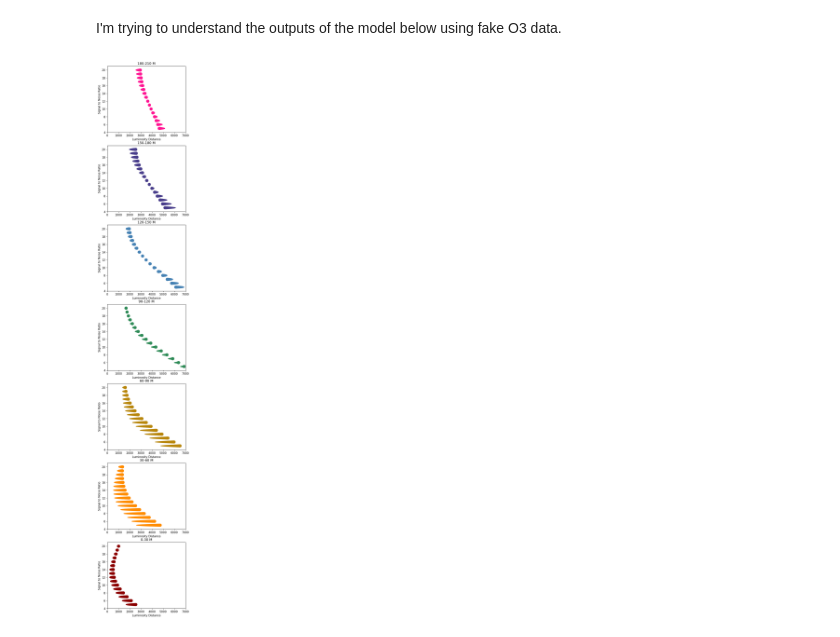
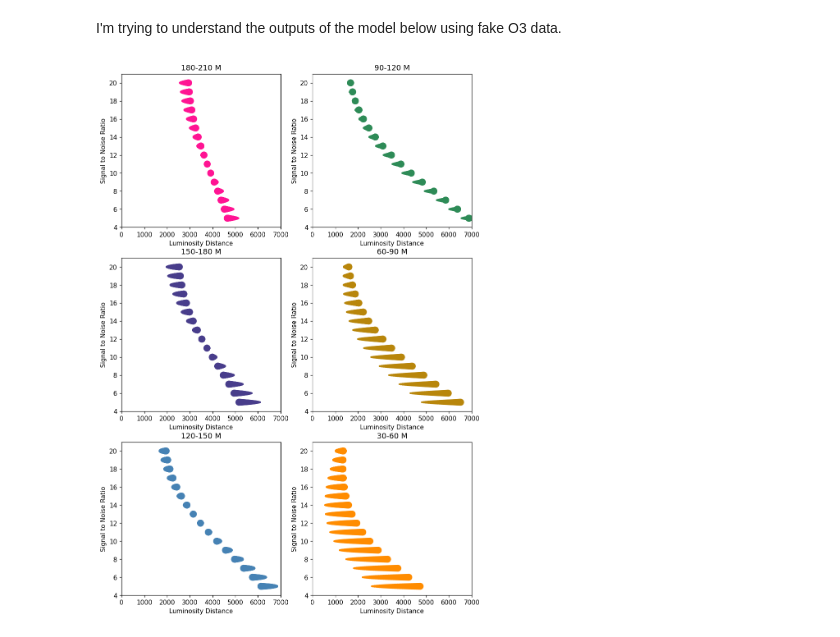
Before and after one commit to AndrewValentini/Gravitational-Waves-Research-23-24, a Jupyter notebook: Data Analysis/SNR.ipynb, the cells around one changed output. Saved outputs shown, nothing was run; the diff lists cells and outputs as text; code cells hidden in the pictures.

```diff
--- a/Data Analysis/SNR.ipynb
+++ b/Data Analysis/SNR.ipynb
@@ -581,32 +581,32 @@ Text(0.5, 1.0, 'O3 vs O4')
 # %% [markdown]
 I'm trying to understand the outputs of the model below using fake O3 data.
 # %%
-fig, ax = plt.subplots(7, 1, figsize=(5, 35), dpi=110)
+fig, ax = plt.subplots(3, 2, figsize=(10, 15), dpi=110)
 
 # setting bins
-bin_lows = [180, 150, 120, 90, 60, 30, 0]
-bin_highs = [210, 180, 150, 120, 90, 60, 30]
+bin_lows = [180, 150, 120, 90, 60, 30]
+bin_highs = [210, 180, 150, 120, 90, 60]
 O3_colors = ["pink", "thistle", "powderblue", "lightgreen", "palegoldenrod", "peachpuff", "mistyrose"]
 O4_colors = ["deeppink", "darkslateblue", "steelblue", "seagreen", "darkgoldenrod", "darkorange", "darkred"]
 
 line_values = np.array([0, 210])
 
-for low, high, O3color, index in zip(bin_lows, bin_highs, O4_colors, [0, 1, 2, 3, 4, 5, 6]):
+for low, high, O3color, ri, li in zip(bin_lows, bin_highs, O4_colors, [0, 1, 2, 0, 1, 2], [0, 0, 0, 1, 1, 1]):
     values = O3_mock[O3_mock["total_mass"] >= low]
     values = values[values["total_mass"] <= high]
 
     values = values[values["snr"] >= 5]
 
     scaled_masses = MinMaxScaler().fit_transform(np.array(values["total_mass"]).reshape(-1, 1))
 
-    ax[index].scatter(values["luminosity_distance"], values["snr"], 100 * scaled_masses, alpha=1, color=O3color, label=f"{low}-{high} M")
+    ax[ri, li].scatter(values["luminosity_distance"], values["snr"], 100 * scaled_masses, alpha=1, color=O3color, label=f"{low}-{high} M")
 
-    ax[index].set_xlabel("Luminosity Distance")
-    ax[index].set_ylabel("Signal to Noise Ratio")
+    ax[ri, li].set_xlabel("Luminosity Distance")
+    ax[ri, li].set_ylabel("Signal to Noise Ratio")
 
-    ax[index].set_xlim(0, 7000)
-    ax[index].set_ylim(4, 21)
+    ax[ri, li].set_xlim(0, 7000)
+    ax[ri, li].set_ylim(4, 21)
 
-    ax[index].set_title(f"{low}-{high} M")
+    ax[ri, li].set_title(f"{low}-{high} M")
 # %% [output]
-[figure, old version]
+[figure, new version]
```
Also changed, not shown: parts of 8 cells of this notebook.
